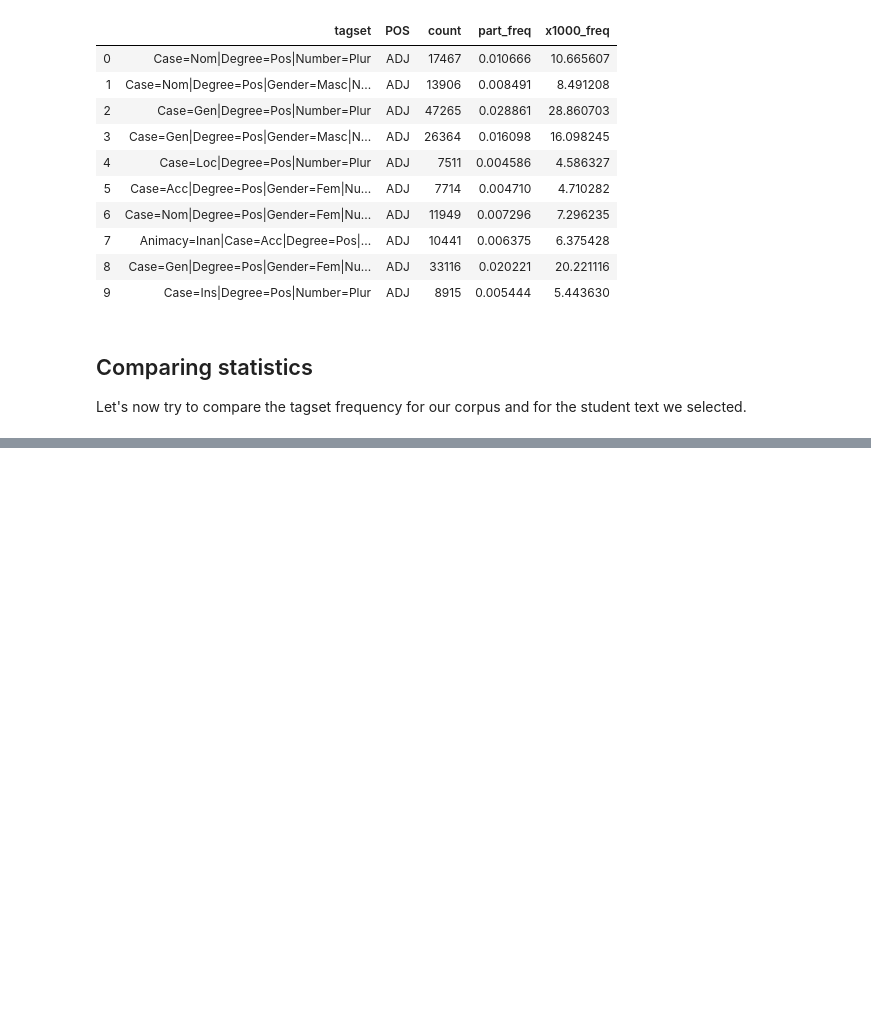
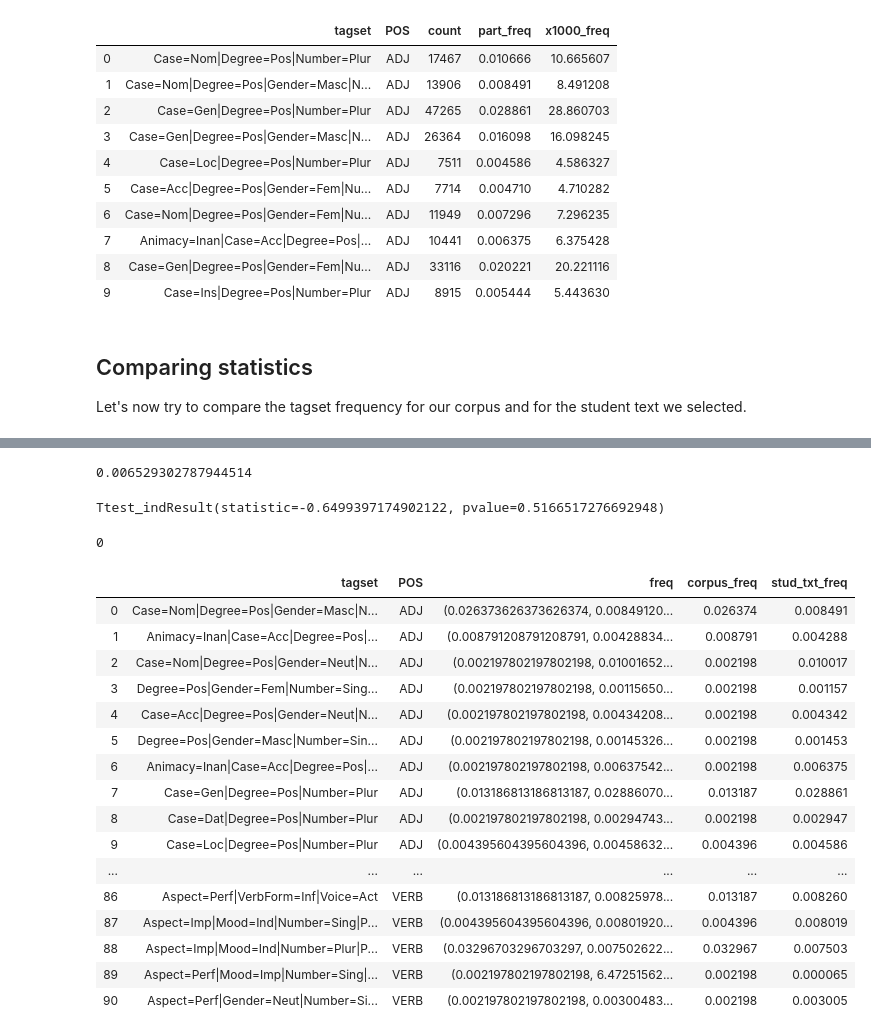
Before and after one commit to lauberto/CATandkittens_2019-2021, a Jupyter notebook: morphology/cat_morph_stats.ipynb, the cells around one changed output, grey strips where cells are left out. Cells and saved outputs as stored; diff of their text form; code cells hidden in the pictures; blank space fills up the shorter version.

Commit message:
stats calculator updated

```diff
--- a/morphology/cat_morph_stats.ipynb
+++ b/morphology/cat_morph_stats.ipynb
@@ -337,3 +422,3 @@ corpus_dict = {(elem[0], elem[1]) : elem[2] for elem in corpus_kfreq}
 # %%
 stud_kfreq = zip(df_stat['tagset'], df_stat['POS'], df_stat['part_freq'])
-stud_dict = {(elem[0], elem[1]) : elem[2] for elem in stud_kfreq}
+stud_dict = {(elem[0], elem[1]) : (elem[2],) for elem in stud_kfreq}
@@ -339,0 +445,5 @@ stud_dict = {(elem[0], elem[1]) : elem[2] for elem in stud_kfreq}
+# %%
+stat_dict = {}
+for entry in stud_dict:
+    if entry in corpus_dict:
+        stat_dict[entry] = corpus_dict[entry] + (stud_dict[entry])
@@ -345,0 +490,6 @@ for elem in stud_dict:
+# %%
+df_diff = pd.Series(stat_dict).reset_index()
+df_diff.columns = ['tagset', 'POS', 'freq']
+df_diff[['corpus_freq', 'stud_txt_freq']] = pd.DataFrame(df_diff['freq'].values.tolist(), index=df_diff.index)
+del df_diff['freq']
+df_diff
@@ -350,4 +509,0 @@ len(diff_dict)
-# %%
-df_diff = pd.Series(diff_dict).reset_index()
-df_diff.columns = ['tagset', 'POS', 'diff']
-df_diff[:5]
@@ -384,0 +574,8 @@ Impossibile trovare C:\Users\Andrea\CATandkittens_2019-2021\morphology\'statisti
+# %%
+df_diff['corpus_freq'].mean()
+# %% [output]
+0.006529302787944514
+# %%
+ttest_ind(df_diff['corpus_freq'], df_diff['stud_txt_freq'])
+# %% [output]
+Ttest_indResult(statistic=-0.6499397174902122, pvalue=0.5166517276692948)
@@ -384,0 +590,24 @@ Impossibile trovare C:\Users\Andrea\CATandkittens_2019-2021\morphology\'statisti
+# %%
+len(diff_dict)
+# %% [output]
+0
+# %%
+df_diff
+# %% [output]
+|  | tagset | POS | freq | corpus_freq | stud_txt_freq |
+| 0 | Case=Nom|Degree=Pos|Gender=Masc|N... | ADJ | (0.026373626373626374, 0.00849120... | 0.026374 | 0.008491 |
+| 1 | Animacy=Inan|Case=Acc|Degree=Pos|... | ADJ | (0.008791208791208791, 0.00428834... | 0.008791 | 0.004288 |
+| 2 | Case=Nom|Degree=Pos|Gender=Neut|N... | ADJ | (0.002197802197802198, 0.01001652... | 0.002198 | 0.010017 |
+| 3 | Degree=Pos|Gender=Fem|Number=Sing... | ADJ | (0.002197802197802198, 0.00115650... | 0.002198 | 0.001157 |
+| 4 | Case=Acc|Degree=Pos|Gender=Neut|N... | ADJ | (0.002197802197802198, 0.00434208... | 0.002198 | 0.004342 |
+| 5 | Degree=Pos|Gender=Masc|Number=Sin... | ADJ | (0.002197802197802198, 0.00145326... | 0.002198 | 0.001453 |
+| 6 | Animacy=Inan|Case=Acc|Degree=Pos|... | ADJ | (0.002197802197802198, 0.00637542... | 0.002198 | 0.006375 |
+| 7 | Case=Gen|Degree=Pos|Number=Plur | ADJ | (0.013186813186813187, 0.02886070... | 0.013187 | 0.028861 |
+| 8 | Case=Dat|Degree=Pos|Number=Plur | ADJ | (0.002197802197802198, 0.00294743... | 0.002198 | 0.002947 |
+| 9 | Case=Loc|Degree=Pos|Number=Plur | ADJ | (0.004395604395604396, 0.00458632... | 0.004396 | 0.004586 |
+| ... | ... | ... | ... | ... | ... |
+| 86 | Aspect=Perf|VerbForm=Inf|Voice=Act | VERB | (0.013186813186813187, 0.00825978... | 0.013187 | 0.008260 |
+| 87 | Aspect=Imp|Mood=Ind|Number=Sing|P... | VERB | (0.004395604395604396, 0.00801920... | 0.004396 | 0.008019 |
+| 88 | Aspect=Imp|Mood=Ind|Number=Plur|P... | VERB | (0.03296703296703297, 0.007502622... | 0.032967 | 0.007503 |
+| 89 | Aspect=Perf|Mood=Imp|Number=Sing|... | VERB | (0.002197802197802198, 6.47251562... | 0.002198 | 0.000065 |
+| 90 | Aspect=Perf|Gender=Neut|Number=Si... | VERB | (0.002197802197802198, 0.00300483... | 0.002198 | 0.003005 |
```
Also changed, not shown: parts of 46 cells of this notebook.
